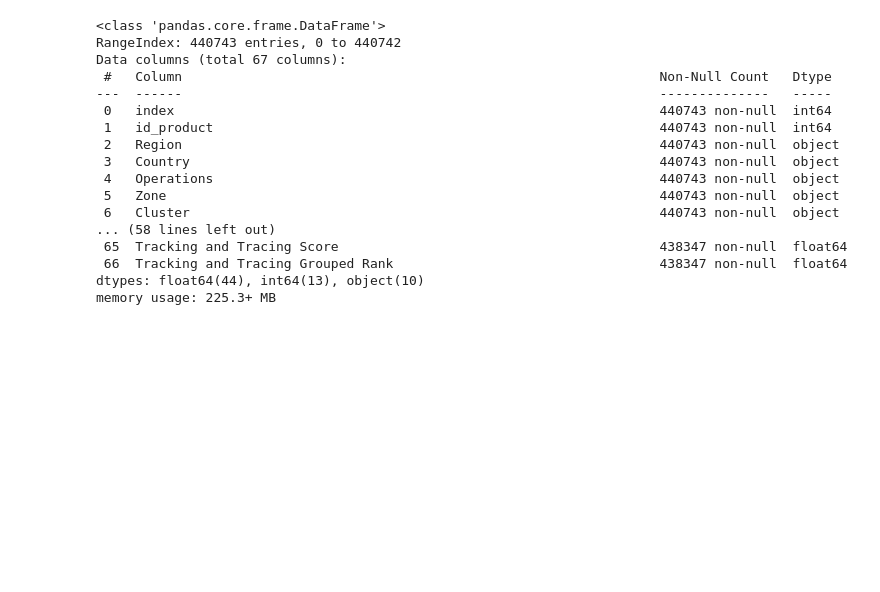
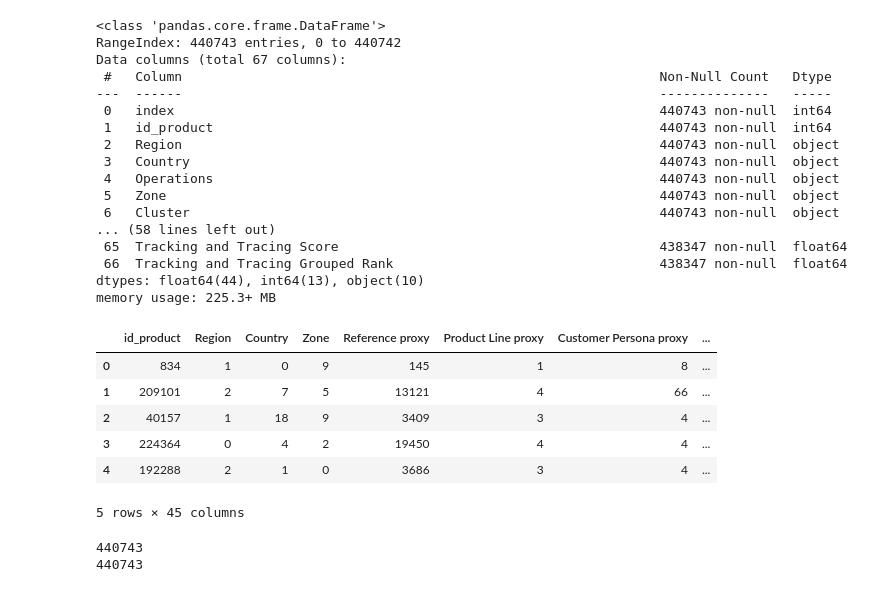
Before and after one commit to IonPanteleiciuc/HiParis, a Jupyter notebook: elhadi.ipynb, the cells around one changed output. Drawn from its saved outputs; the diff is of its cells as text; code cells hidden in the pictures; blank space fills up the shorter version.

```diff
--- a/elhadi.ipynb
+++ b/elhadi.ipynb
@@ -804,6 +772,27 @@ memory usage: 225.3+ MB
 # %%
 indexes = test['index']
 
-test = test.drop(['index', 'Operations', 'Site_complementary'], axis=1)
+test = test.drop(['index', 'Operations', 'Site_complementary', 'Date'], axis=1)
 
-test = test.drop(, axis=1)
+test = test.drop(non_important_columns, axis=1)
+# %%
+from sklearn.preprocessing import LabelEncoder
+
+string_columns = test.select_dtypes(include=['object']).columns
+
+#Appliquer LabelEncoder à chaque colonne de type chaîne
+for col in string_columns:
+    le = LabelEncoder()
+    test[col] = le.fit_transform(test[col])
+# %%
+test = test.fillna(test.mean())
+
+test.head()
+# %% [output]
+|  | id_product | Region | Country | Zone | Reference proxy | Product Line proxy | Customer Persona proxy | ... |
+| 0 | 834 | 1 | 0 | 9 | 145 | 1 | 8 | ... |
+| 1 | 209101 | 2 | 7 | 5 | 13121 | 4 | 66 | ... |
+| 2 | 40157 | 1 | 18 | 9 | 3409 | 3 | 4 | ... |
+| 3 | 224364 | 0 | 4 | 2 | 19450 | 4 | 4 | ... |
+| 4 | 192288 | 2 | 1 | 0 | 3686 | 3 | 4 | ... |
+5 rows × 45 columns
@@ -809,0 +801,6 @@ test = test.drop(, axis=1)
+# %%
+print(len(indexes))
+print(len(y_pred))
+# %% [output]
+440743
+440743
```
Also changed, not shown: parts of 11 cells of this notebook.
